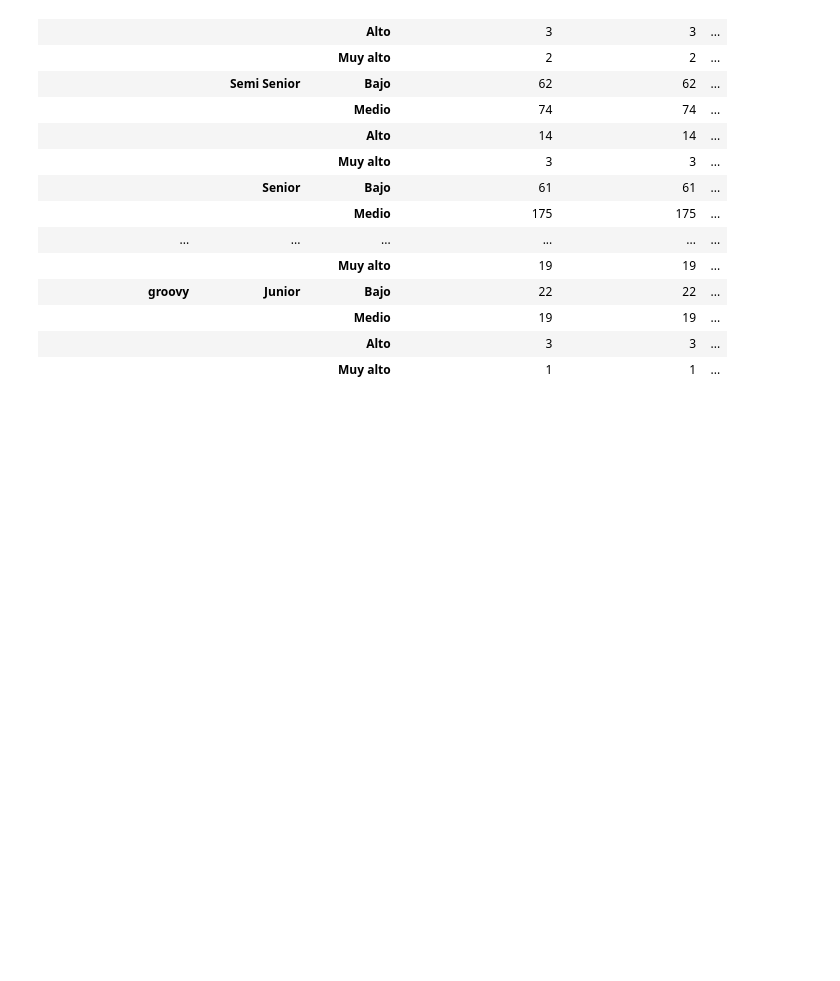
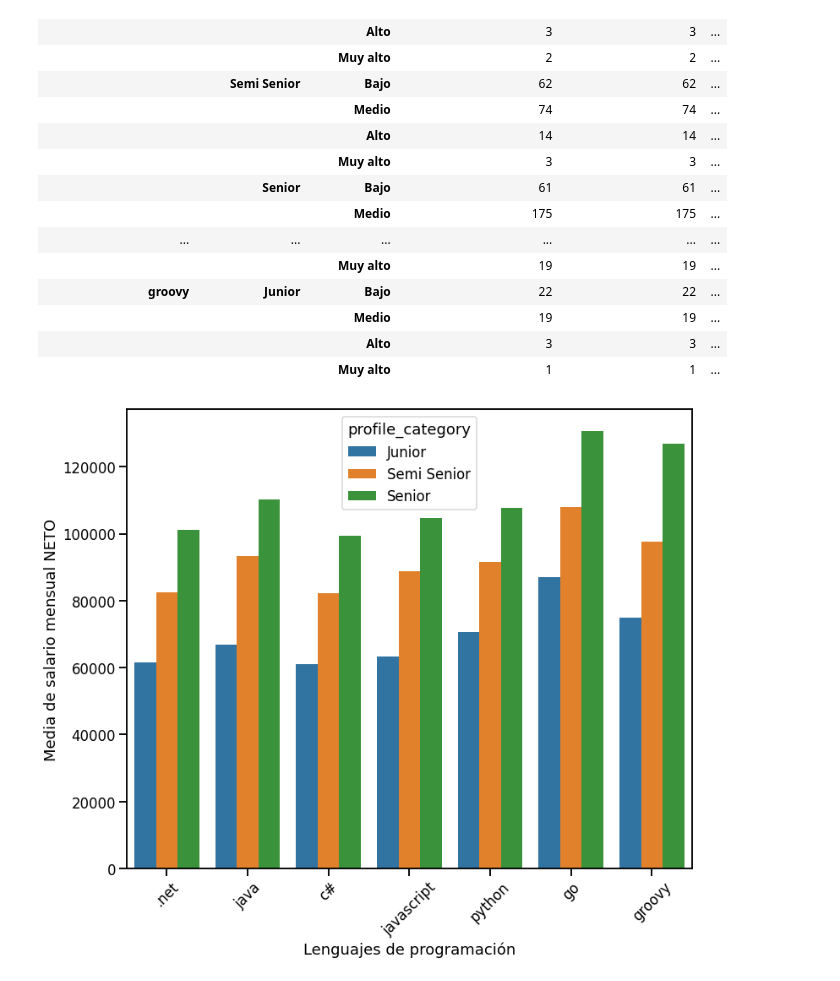
Before and after one commit to DiploDatosGrupo14/AnalisisyVisualizacion, a Jupyter notebook: Ejercicio 1.ipynb, the cells around one changed output. Cells and saved outputs as stored; diff of their text form; code cells hidden in the pictures; blank space fills up the shorter version.

```diff
--- a/Ejercicio 1.ipynb
+++ b/Ejercicio 1.ipynb
@@ -339,3 +339,19 @@ small_dataframe.groupby(['programming_language', 'profile_category', 'salary_ran
 |  |  | Medio | 19 | 19 | ... |
 |  |  | Alto | 3 | 3 | ... |
 |  |  | Muy alto | 1 | 1 | ... |
+# %%
+popular_languages = ['.net', 'java', 'c#', 'javascript', 'python', 'go', 'groovy']
+
+fig = plt.figure(figsize=(12,10))
+seaborn.barplot(y=small_dataframe['salary_monthly_NETO'],
+                x=small_dataframe['programming_language'],
+                hue=small_dataframe['profile_category'],
+                estimator=numpy.mean, ci=None,
+                order=['.net', 'java', 'c#', 'javascript', 'python', 'go', 'groovy'],
+                hue_order=["Junior", "Semi Senior", "Senior"])
+plt.xticks(rotation=45)
+plt.ylabel("Media de salario mensual NETO")
+plt.xlabel("Lenguajes de programación")
+plt.ticklabel_format(style='plain', axis='y')
+# %% [output]
+[figure, added]
```
Also changed, not shown: parts of 8 cells of this notebook.
